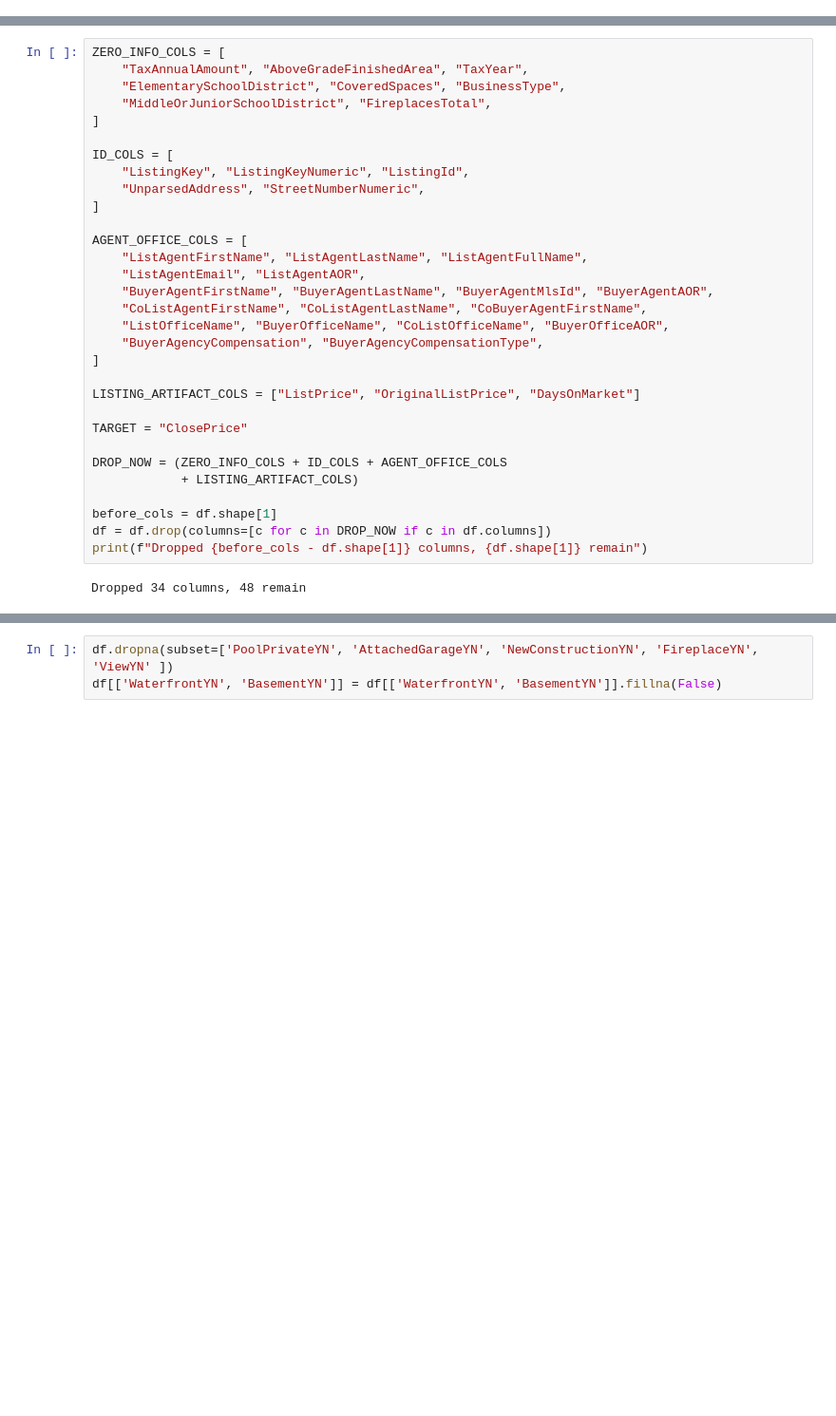
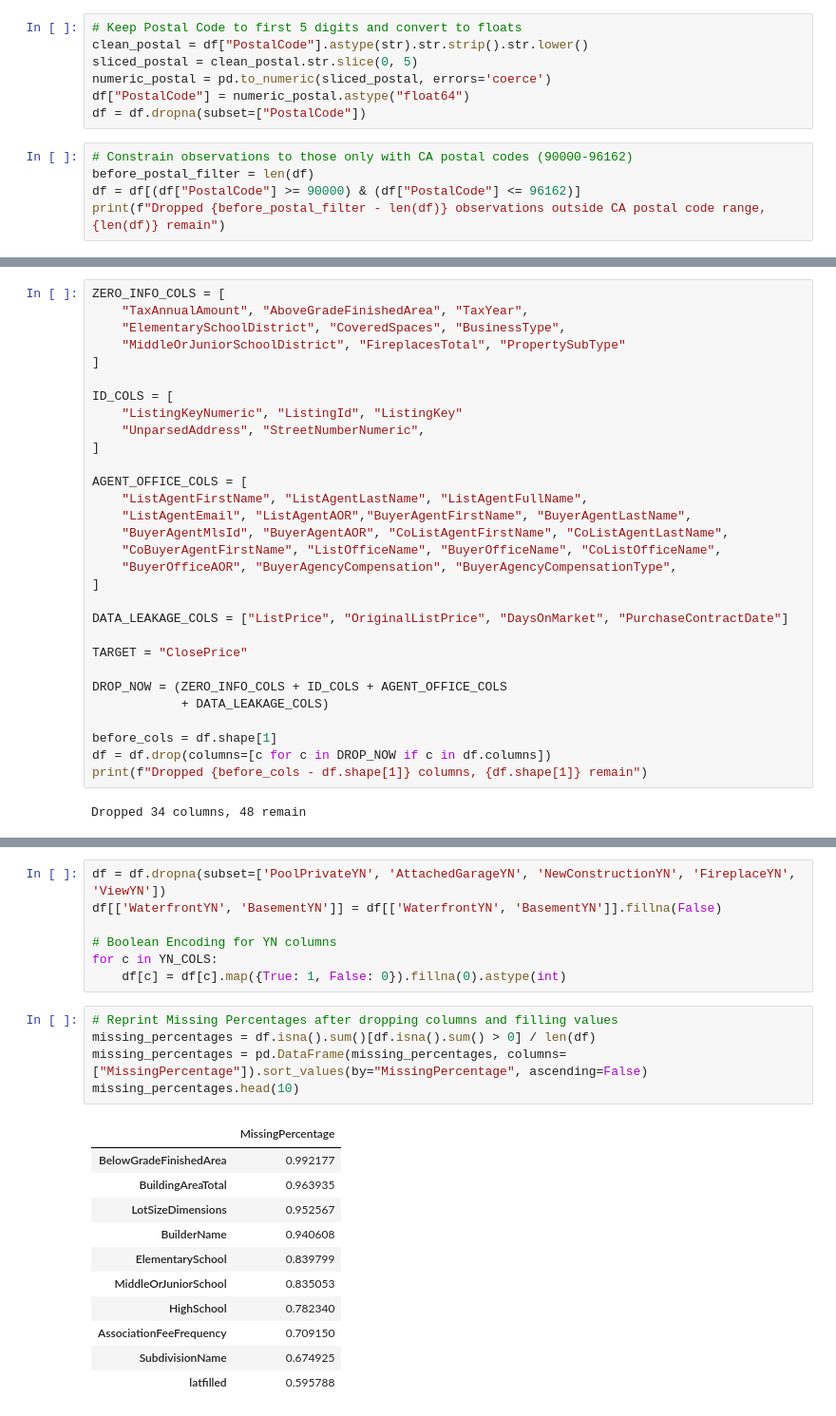
Before and after one commit to Zahi-Rahman/IDX-Exchange-DS-Project, a Jupyter notebook: 02_preprocessing.ipynb, the cells around one changed output, grey strips where cells are left out. Shown at 95% size. Drawn from its saved outputs; the diff is of its cells as text; blank space fills up the shorter version.

```diff
--- a/02_preprocessing.ipynb
+++ b/02_preprocessing.ipynb
@@ -36,0 +65,12 @@ Length: 69, dtype: float64
+# %%
+# Keep Postal Code to first 5 digits and convert to floats
+clean_postal = df["PostalCode"].astype(str).str.strip().str.lower()
+sliced_postal = clean_postal.str.slice(0, 5)
+numeric_postal = pd.to_numeric(sliced_postal, errors='coerce')
+df["PostalCode"] = numeric_postal.astype("float64")
+df = df.dropna(subset=["PostalCode"])
+# %%
+# Constrain observations to those only with CA postal codes (90000-96162)
+before_postal_filter = len(df)
+df = df[(df["PostalCode"] >= 90000) & (df["PostalCode"] <= 96162)]
+print(f"Dropped {before_postal_filter - len(df)} observations outside CA postal code range, {len(df)} remain")
@@ -38,29 +109,28 @@ Length: 69, dtype: float64
 ZERO_INFO_COLS = [
     "TaxAnnualAmount", "AboveGradeFinishedArea", "TaxYear",
     "ElementarySchoolDistrict", "CoveredSpaces", "BusinessType",
-    "MiddleOrJuniorSchoolDistrict", "FireplacesTotal",
+    "MiddleOrJuniorSchoolDistrict", "FireplacesTotal", "PropertySubType"
 ]
 
 ID_COLS = [
-    "ListingKey", "ListingKeyNumeric", "ListingId",
+    "ListingKeyNumeric", "ListingId", "ListingKey"
     "UnparsedAddress", "StreetNumberNumeric",
 ]
 
 AGENT_OFFICE_COLS = [
     "ListAgentFirstName", "ListAgentLastName", "ListAgentFullName",
-    "ListAgentEmail", "ListAgentAOR",
-    "BuyerAgentFirstName", "BuyerAgentLastName", "BuyerAgentMlsId", "BuyerAgentAOR",
-    "CoListAgentFirstName", "CoListAgentLastName", "CoBuyerAgentFirstName",
-    "ListOfficeName", "BuyerOfficeName", "CoListOfficeName", "BuyerOfficeAOR",
-    "BuyerAgencyCompensation", "BuyerAgencyCompensationType",
+    "ListAgentEmail", "ListAgentAOR","BuyerAgentFirstName", "BuyerAgentLastName",
+    "BuyerAgentMlsId", "BuyerAgentAOR", "CoListAgentFirstName", "CoListAgentLastName",
+    "CoBuyerAgentFirstName", "ListOfficeName", "BuyerOfficeName", "CoListOfficeName",
+    "BuyerOfficeAOR", "BuyerAgencyCompensation", "BuyerAgencyCompensationType",
 ]
 
-LISTING_ARTIFACT_COLS = ["ListPrice", "OriginalListPrice", "DaysOnMarket"]
+DATA_LEAKAGE_COLS = ["ListPrice", "OriginalListPrice", "DaysOnMarket", "PurchaseContractDate"]
 
 TARGET = "ClosePrice"
 
 DROP_NOW = (ZERO_INFO_COLS + ID_COLS + AGENT_OFFICE_COLS
-            + LISTING_ARTIFACT_COLS)
+            + DATA_LEAKAGE_COLS)
 
 before_cols = df.shape[1]
 df = df.drop(columns=[c for c in DROP_NOW if c in df.columns])
@@ -95,3 +164,24 @@ NaN          1.534387e+06    1950
 # %%
-df.dropna(subset=['PoolPrivateYN', 'AttachedGarageYN', 'NewConstructionYN', 'FireplaceYN', 'ViewYN' ])
+df = df.dropna(subset=['PoolPrivateYN', 'AttachedGarageYN', 'NewConstructionYN', 'FireplaceYN', 'ViewYN'])
 df[['WaterfrontYN', 'BasementYN']] = df[['WaterfrontYN', 'BasementYN']].fillna(False)
+
+# Boolean Encoding for YN columns
+for c in YN_COLS:
+    df[c] = df[c].map({True: 1, False: 0}).fillna(0).astype(int)
+# %%
+# Reprint Missing Percentages after dropping columns and filling values
+missing_percentages = df.isna().sum()[df.isna().sum() > 0] / len(df)
+missing_percentages = pd.DataFrame(missing_percentages, columns=["MissingPercentage"]).sort_values(by="MissingPercentage", ascending=False)
+missing_percentages.head(10)
+# %% [output]
+|  | MissingPercentage |
+| BelowGradeFinishedArea | 0.992177 |
+| BuildingAreaTotal | 0.963935 |
+| LotSizeDimensions | 0.952567 |
+| BuilderName | 0.940608 |
+| ElementarySchool | 0.839799 |
+| MiddleOrJuniorSchool | 0.835053 |
+| HighSchool | 0.782340 |
+| AssociationFeeFrequency | 0.709150 |
+| SubdivisionName | 0.674925 |
+| latfilled | 0.595788 |
```
Also changed, not shown: parts of 35 cells of this notebook.
